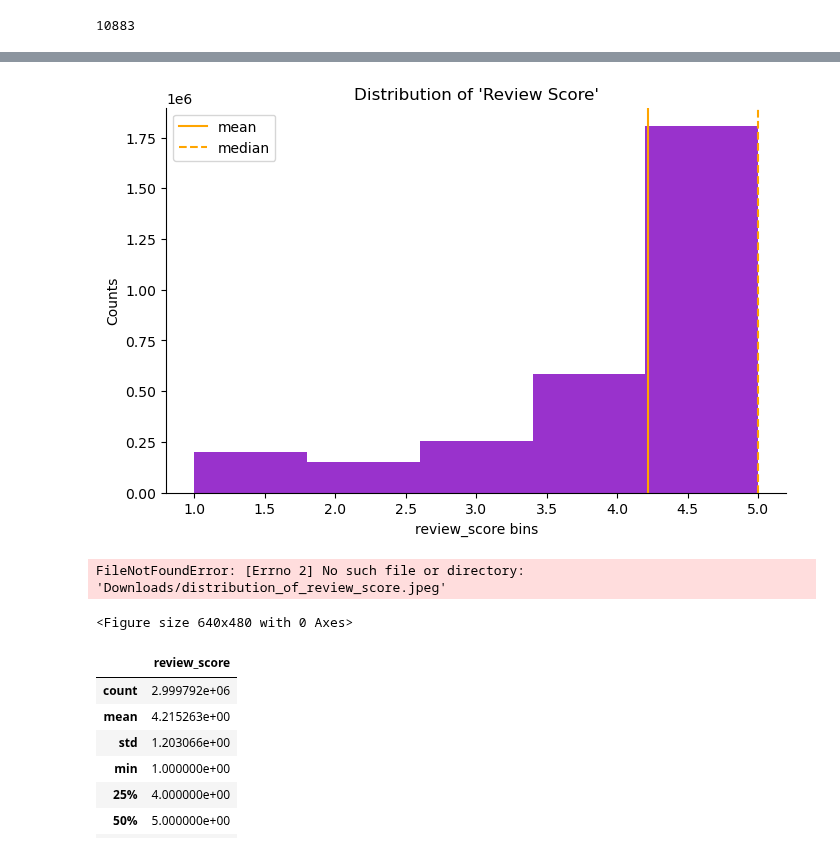
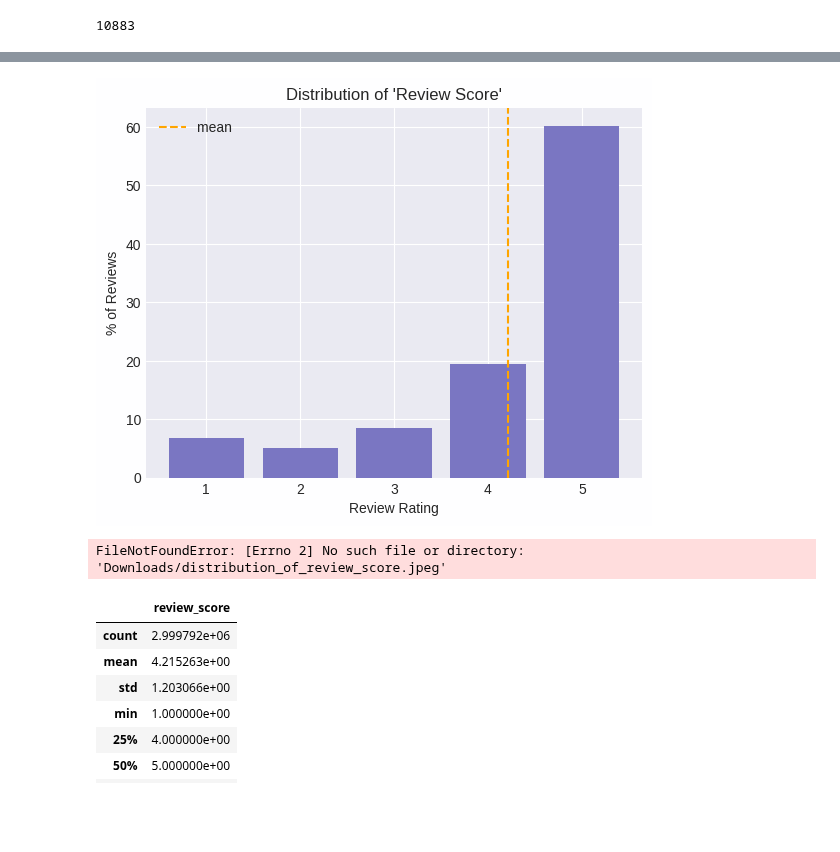
Before and after one commit to sruiz1896/book_rating_predictor, a Jupyter notebook: Notebooks/EDA.ipynb, the cells around one changed output, grey strips where cells are left out. Saved outputs shown, nothing was run; the diff lists cells and outputs as text; code cells hidden in the pictures; blank space fills up the shorter version.

Commit message:
formatting and additional plots

```diff
--- a/Notebooks/EDA.ipynb
+++ b/Notebooks/EDA.ipynb
@@ -15,5 +16,7 @@ import re
 bright_palette = sns.set_palette(palette = "bright")
 
 #other visual standards
-plt.rcParams['figure.figsize'] = (20, 10)
+plt.rcParams['figure.figsize'] = (8,6)
+plt.rcParams.update(plt.rcParamsDefault)
+plt.style.use('https://github.com/dhaitz/matplotlib-stylesheets/raw/master/pitayasmoothie-light.mplstyle')
 # %%
@@ -402,7 +398,7 @@ cut_merged_df.isna().sum(axis=0)/cut_merged_df.shape[0]*100,2
 # %%
-cut_merged_df["User_id"] = cut_merged_df["User_id"].fillna("unknown")
-cut_merged_df["profileName"] = cut_merged_df["profileName"].fillna("unknown")
-cut_merged_df.isna().sum(axis=0)/cut_merged_df.shape[0]*100,2
+merged_df["User_id"] = merged_df["User_id"].fillna("unknown")
+merged_df["profileName"] = merged_df["profileName"].fillna("unknown")
+merged_df.isna().sum(axis=0)/merged_df.shape[0]*100,2
 # %% [output]
 (Id                 0.000000
  Title              0.000000
@@ -421,0 +434,7 @@ I'm not sure if I will end up using the author column, but if so, I will add the
+# %%
+merged_df.loc[merged_df['Title'] == 'Cien Aos de BOXEO (One Hundred Years of Box)', ['authors']] = 'Marcos Chavez Macias'
+merged_df.loc[merged_df['Title'] == 'Behind the Moon', ['authors']] = 'Howard Pyle'
+
+
+# there are SO many, this would take forever, but as of 1/10, I am not using author, simply text analysis,
+# so I will leave this as null, and choose to ultimately drop or fill in missing data.
@@ -440,7 +475,7 @@ cut_merged_df[cut_merged_df['ratingsCount'].isnull()]
 # %% [markdown]
 `ratingsCount` is essentially a frequency counter column. But, since there are missing data points, I will assume it would be easier to drop and recreate this column as needed.
 # %%
-cut_merged_df = cut_merged_df.drop(['ratingsCount' ], axis=1)
+cut_merged_df = merged_df.drop(['ratingsCount' ], axis=1)
 cut_merged_df
 # %% [output]
 |  | Id | Title | User_id | profileName | review_score | review_summary | review | authors | publishedDate | ... |
@@ -487,25 +515,21 @@ cut_merged_df.head(1)
 | 0 | 1882931173 | Its Only Art If Its Well Hung! | AVCGYZL8FQQTD | Jim of Oz "jim-of-oz" | 4.0 | Nice collection of Julie Strain i... | This is only for Julie Strain fan... | Julie Strain | 1996 | ... |
 # %%
 # PLOTING RATING DISTRIBUTION
-rate_plot = plt.figure(figsize=(8, 5))
+values, counts = np.unique(cut_merged_df["review_score"], return_counts=True)
+normalized_counts = counts/counts.sum()
 
-plt.hist(cut_merged_df["review_score"], bins=5, color = 'darkorchid') # mosquito number distribution
-
-plt.axvline(cut_merged_df["review_score"].mean(), color="orange", label="mean")
-plt.axvline(cut_merged_df["review_score"].median(), color="orange", linestyle="--", label="median")
-
+review_dist_plot = plt.figure()
+plt.bar(values, normalized_counts * 100)
+plt.axvline(cut_merged_df["review_score"].mean(), color="orange", linestyle="--", label="mean")
+plt.xlabel('Review Rating')
+plt.ylabel('% of Reviews')
 plt.title("Distribution of 'Review Score'")
-plt.ylabel('Counts')
-plt.xlabel("review_score bins")
-sns.despine()
-
 plt.legend()
 plt.show()
 plt.savefig("Downloads/distribution_of_review_score.jpeg")
 # %% [output]
-[figure, old version]
+[figure, new version]
 FileNotFoundError: [Errno 2] No such file or directory: 'Downloads/distribution_of_review_score.jpeg'
-<Figure size 640x480 with 0 Axes>
 # %%
 cut_merged_df.describe()
 # %% [output]
```
Also changed, not shown: parts of 39 cells of this notebook.
